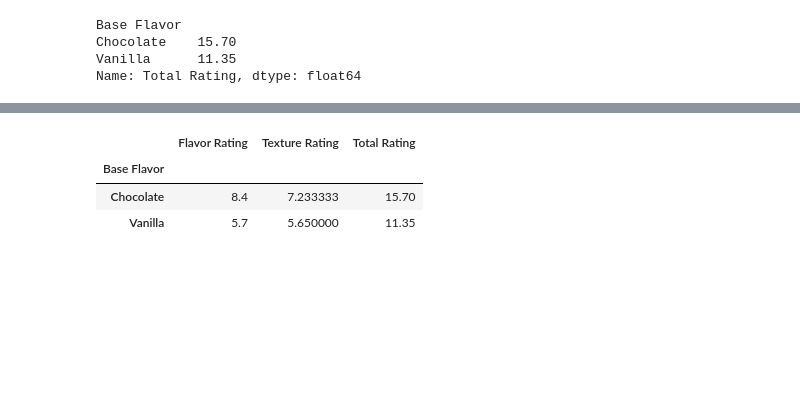
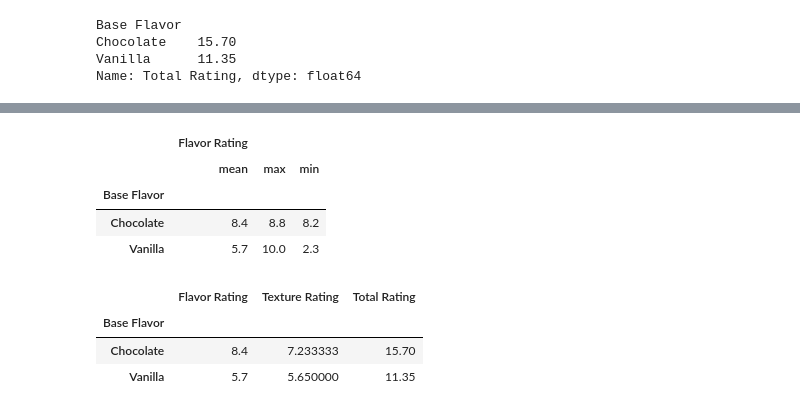
Before and after one commit to kirollos123/data_cleaning, a Jupyter notebook: pandas/Reading_file.ipynb, the cells around one changed output, grey strips where cells are left out. Cells and saved outputs as stored; diff of their text form; code cells hidden in the pictures; blank space fills up the shorter version.

```diff
--- a/pandas/Reading_file.ipynb
+++ b/pandas/Reading_file.ipynb
@@ -559,3 +580,13 @@ Name: Total Rating, dtype: float64
+# %%
+df.groupby('Base Flavor').agg({
+    'Flavor Rating': ['mean', 'max', 'min']
+})
+# %% [output]
+|  | Flavor Rating |  |  |
+|  | mean | max | min |
+| Base Flavor |  |  |  |
+| Chocolate | 8.4 | 8.8 | 8.2 |
+| Vanilla | 5.7 | 10.0 | 2.3 |
 # %%
 df.groupby('Base Flavor')[[
     'Flavor Rating',
```
Also changed, not shown: parts of 3 cells of this notebook.
